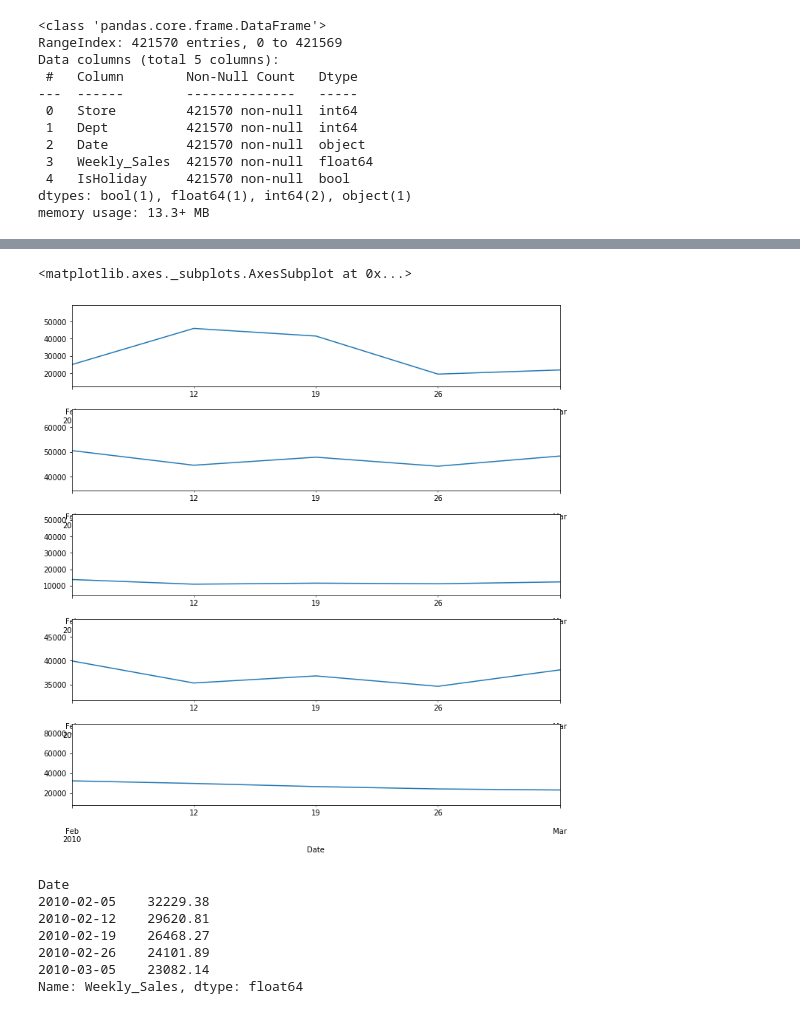
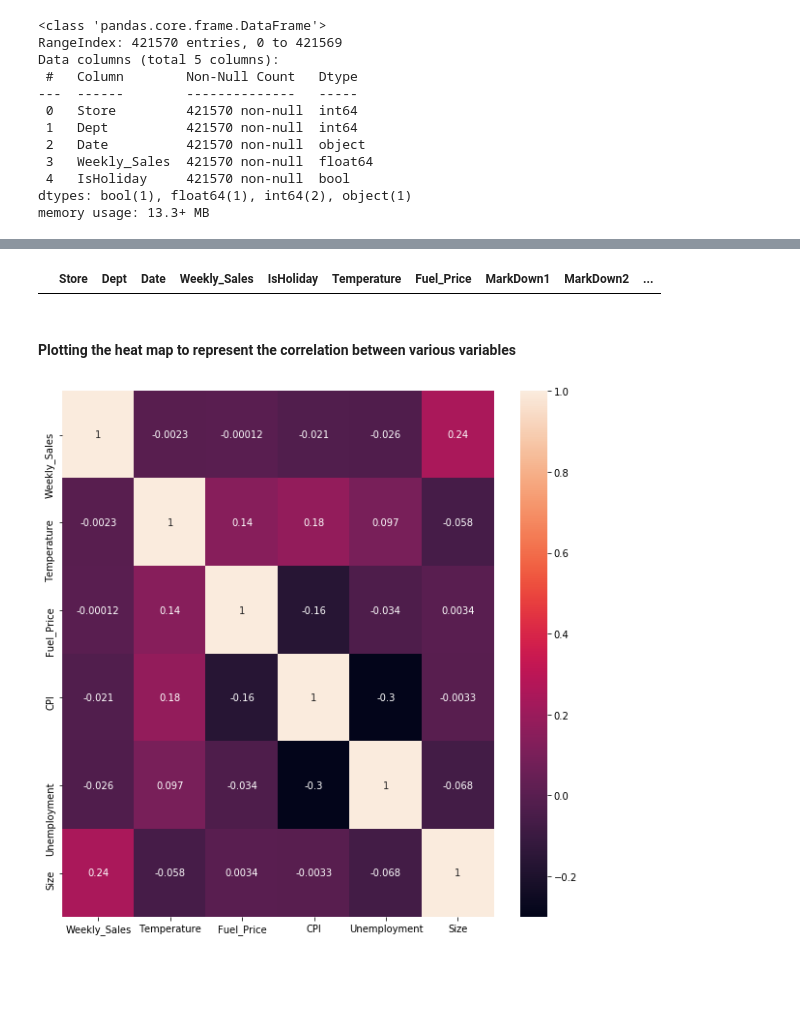
Before and after one commit to GeethaJoseph/Springboard-Datascience-Bootcamp, a Jupyter notebook: Capstone Project 2/Data_cleaning.ipynb, the cells around one changed output, grey strips where cells are left out. Saved outputs shown, nothing was run; the diff lists cells and outputs as text; code cells hidden in the pictures; blank space fills up the shorter version.

```diff
--- a/Capstone Project 2/Data_cleaning.ipynb
+++ b/Capstone Project 2/Data_cleaning.ipynb
@@ -91,21 +99,13 @@ d['Weekly_Sales'][(d.Dept==5) & (d.Store==1)].resample('M').mean().plot(ax=axes[
-# %%
-fig,axes=plt.subplots(nrows=5,ncols=1,figsize=(10, 10))
-fig.tight_layout()
-d['Weekly_Sales'][(d.Dept==1) & (d.Store==1)].plot(ax=axes[0],xlim=['2010-02-05 ','2010-03-05 '])
-d['Weekly_Sales'][(d.Dept==2) & (d.Store==1)].plot(ax=axes[1],xlim=['2010-02-05 ','2010-03-05 '])
-d['Weekly_Sales'][(d.Dept==3) & (d.Store==1)].plot(ax=axes[2],xlim=['2010-02-05 ','2010-03-05 '])
-d['Weekly_Sales'][(d.Dept==4) & (d.Store==1)].plot(ax=axes[3],xlim=['2010-02-05 ','2010-03-05 '])
-d['Weekly_Sales'][(d.Dept==5) & (d.Store==1)].plot(ax=axes[4],xlim=['2010-02-05 ','2010-03-05 '])
-# %% [output]
-<matplotlib.axes._subplots.AxesSubplot at 0x...>
-[figure, removed]
-# %%
-d['Weekly_Sales'][(d.Dept==5) & (d.Store==1)].head()
-# %% [output]
-Date
-2010-02-05    32229.38
-2010-02-12    29620.81
-2010-02-19    26468.27
-2010-02-26    24101.89
-2010-03-05    23082.14
-Name: Weekly_Sales, dtype: float64
+# %%
+df[(df['Store']==1) & (df['Dept']==39)]
+# %% [output]
+|  | Store | Dept | Date | Weekly_Sales | IsHoliday | Temperature | Fuel_Price | MarkDown1 | MarkDown2 | ... |
+# %% [markdown]
+#### Plotting the heat map to represent the correlation between various variables
+# %%
+d=df.loc[:,['Weekly_Sales', 'Temperature', 'Fuel_Price', 'CPI', 'Unemployment','Size']]
+fig, ax = plt.subplots(figsize=(10,10))
+sns.heatmap(d.corr(), annot=True)
+plt.show()
+# %% [output]
+[figure, added]
```
Also changed, not shown: parts of 23 cells of this notebook.
